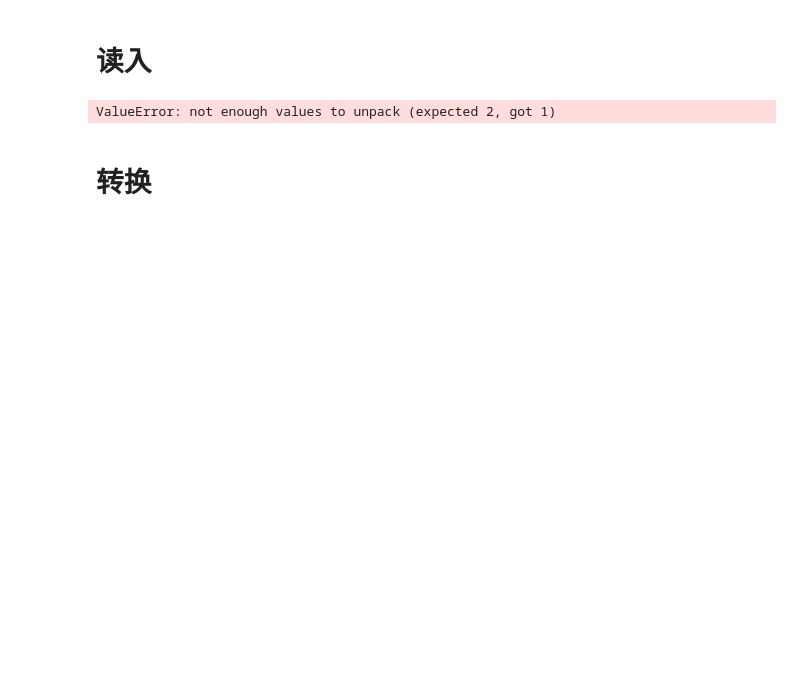
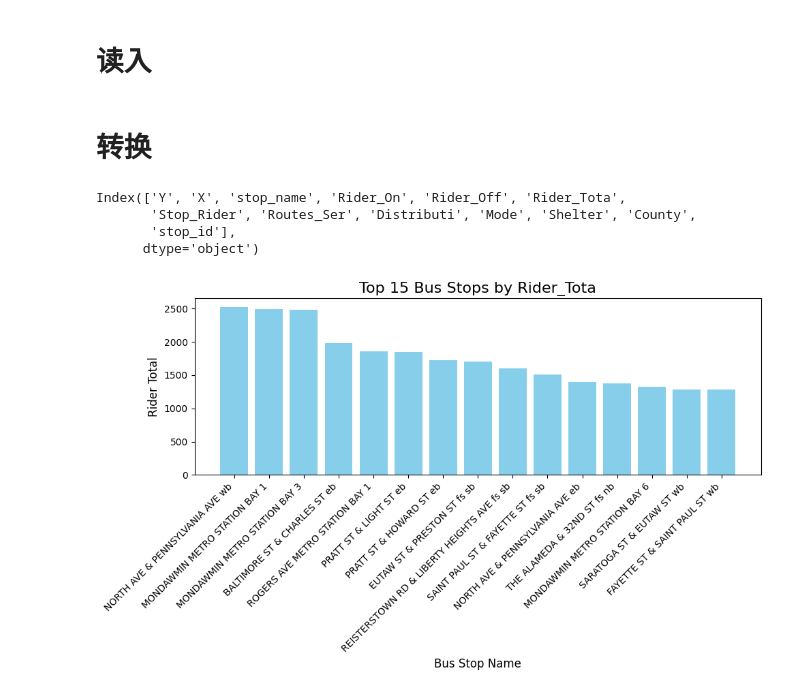
Before and after one commit to 2018wzh/ICM-2025, a Jupyter notebook: Q2.ipynb, the cells around one changed output. Drawn from its saved outputs; the diff is of its cells as text; code cells hidden in the pictures; blank space fills up the shorter version.

```diff
--- a/Q2.ipynb
+++ b/Q2.ipynb
@@ -6,13 +6,5 @@ import matplotlib.pyplot as plt
 # %%
 Bus_Stops = pd.read_csv("data/Bus_Stops.csv")
 Bus_Routes = pd.read_csv("data/Bus_Routes.csv")
-stops = []
-routes = []
-for _, row in Bus_Stops:
-    stops.append(row)
-for _, row in Bus_Routes:
-    routes.append(row)
-# %% [output]
-ValueError: not enough values to unpack (expected 2, got 1)
 # %% [markdown]
 # 转换
@@ -20,0 +11,26 @@ for i in stops:
+# %%
+Bus_Stops['Routes_Ser'] = Bus_Stops['Routes_Ser'].apply(lambda row: len(row.split(',')) if isinstance(row, str) else 0)
+# %%
+print(Bus_Stops.columns)
+# %% [output]
+Index(['Y', 'X', 'stop_name', 'Rider_On', 'Rider_Off', 'Rider_Tota',
+       'Stop_Rider', 'Routes_Ser', 'Distributi', 'Mode', 'Shelter', 'County',
+       'stop_id'],
+      dtype='object')
+# %%
+import matplotlib.pyplot as plt
+
+top_15_riders = Bus_Stops[['stop_name', 'Rider_Tota']].sort_values(by='Rider_Tota', ascending=False).head(15)
+
+plt.figure(figsize=(10, 6))
+plt.bar(top_15_riders['stop_name'], top_15_riders['Rider_Tota'], color='skyblue')
+
+plt.title('Top 15 Bus Stops by Rider_Tota', fontsize=16)
+plt.xlabel('Bus Stop Name', fontsize=12)
+plt.ylabel('Rider Total', fontsize=12)
+plt.xticks(rotation=45, ha='right')
+
+plt.tight_layout()
+plt.show()
+# %% [output]
+[figure, added]
```
Also changed, not shown: parts of 2 cells of this notebook.
